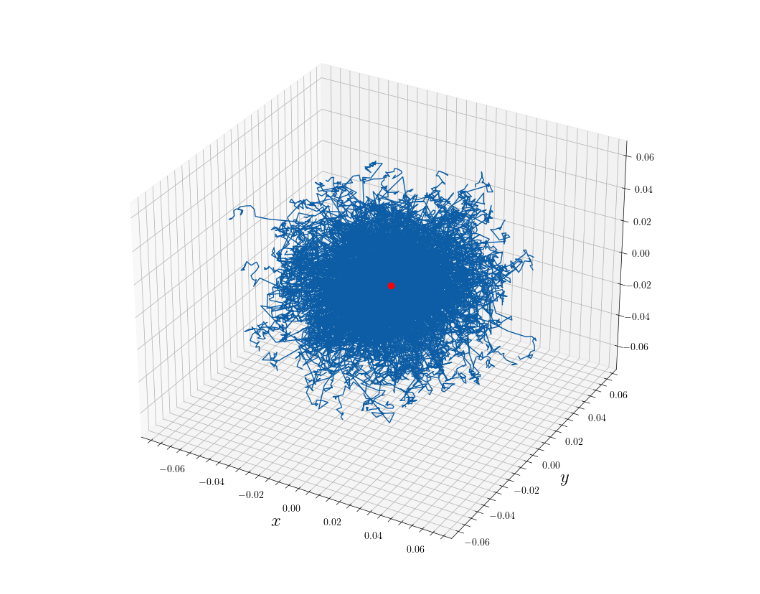
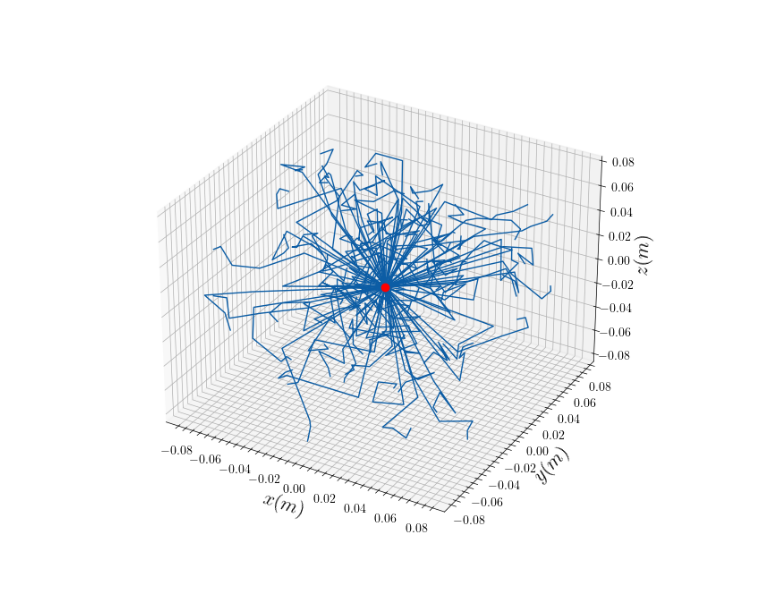
Before and after one commit to DerkNiessink/NeutroWater, a Jupyter notebook: collision.ipynb, the cells around one changed output. Drawn from its saved outputs; the diff is of its cells as text; code cells hidden in the pictures.

```diff
--- a/collision.ipynb
+++ b/collision.ipynb
@@ -6,22 +6,29 @@ plt.style.use("science")
 import pandas as pd
 
 from diffusing_neutrons import DiffusingNeutrons
+# %%
+def plot_trajectories(diffusing_neutrons):
+    plt.figure(figsize=(8, 8)).add_subplot(projection='3d')
+    plt.xlabel("$x$", fontsize=18)
+    plt.ylabel("$y$", fontsize=18)
+    for neutron in diffusing_neutrons.neutrons:
+        x, y, z = list(zip(*neutron.positions))
+        plt.plot(x, y, z, c="C0")
+
+    plt.plot(0, 0, 0, "o", c="r")
+    plt.xlabel("$x(m)$", fontsize=16)
+    plt.ylabel("$y(m)$", fontsize=16)
+    plt.gca().set_box_aspect(aspect=None, zoom=0.9)
+    plt.gca().set_zlabel("$z(m)$", fontsize=16)
+    plt.show()
 # %%
 data = pd.read_csv("data/mean_free_path.csv")
 mean_free_paths = list(data["lambda(m)"])
 energies = list(data["Energy(eV)"])
 
-diffusing_neutrons = DiffusingNeutrons(nNeutrons=1000, nCollisions=20, mean_free_paths=mean_free_paths, energies=energies)
-diffusing_neutrons.diffuse()
+diffusing_neutrons = DiffusingNeutrons(nNeutrons=100, mean_free_paths=mean_free_paths, energies=energies)
+diffusing_neutrons.diffuse(nCollisions=5)
-# %%
-plt.figure(figsize=(10, 10)).add_subplot(projection='3d')
-plt.xlabel("$x$", fontsize=18)
-plt.ylabel("$y$", fontsize=18)
-for neutron in diffusing_neutrons.neutrons:
-    x, y, z = list(zip(*neutron.positions))
-    plt.plot(x, y, z, c="C0")
-
-plt.plot(0, 0, 0, "o", c="r")
-plt.show()
-# %% [output]
-[figure, removed]
+# %%
+plot_trajectories(diffusing_neutrons)
+# %% [output]
+[figure, added]
```
Also changed, not shown: parts of 1 cell of this notebook, 2 other files.
